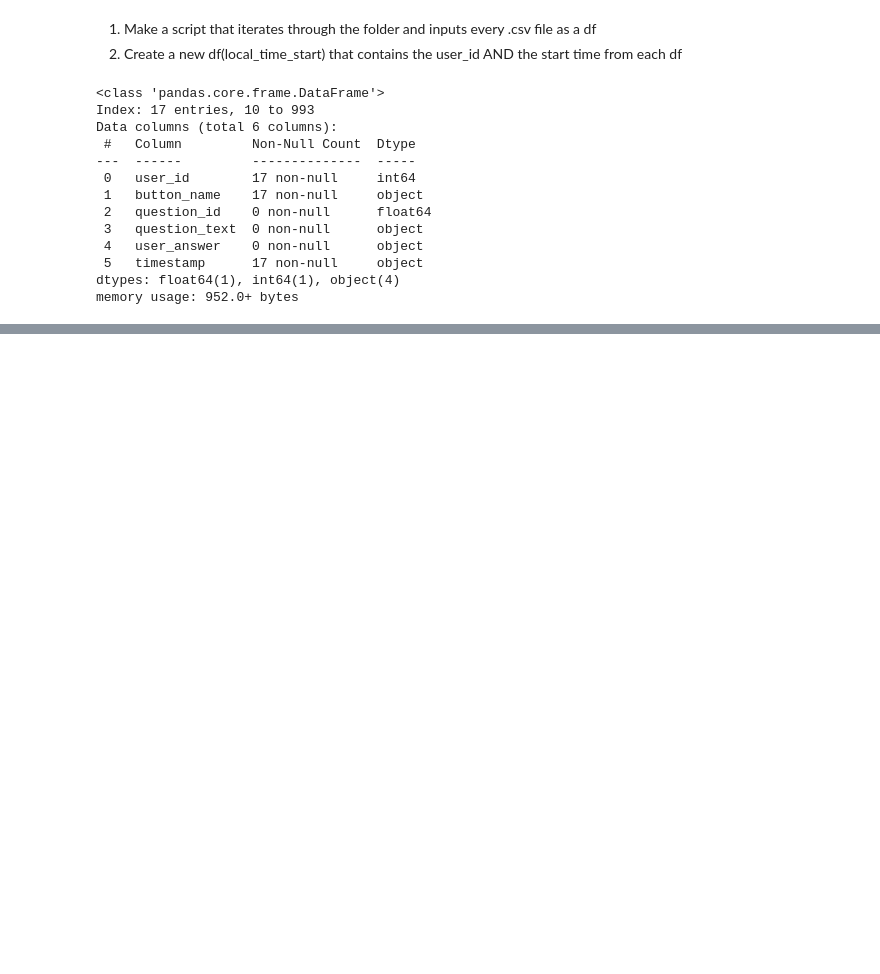
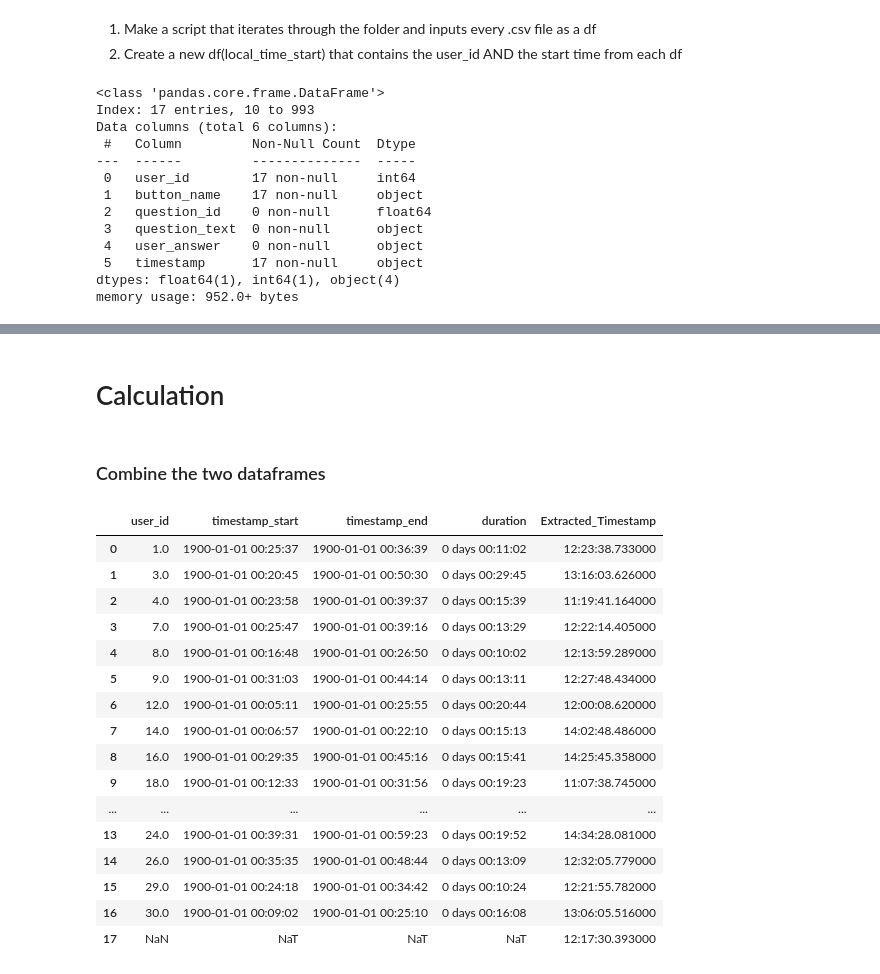
Before and after one commit to kellstsai/Gaze-Research-Python, a Jupyter notebook: User1AllGazeSQL.ipynb, the cells around one changed output, grey strips where cells are left out. Saved outputs shown, nothing was run; the diff lists cells and outputs as text; code cells hidden in the pictures; blank space fills up the shorter version.

```diff
--- a/User1AllGazeSQL.ipynb
+++ b/User1AllGazeSQL.ipynb
@@ -115,0 +171,24 @@ memory usage: 952.0+ bytes
+# %%
+database_df = pd.read_csv("machine1 master table results.csv")
+
+# Filter the rows where 'button_name' is 'Begin Main Study' to get the start timestamp
+start_df = database_df[database_df['button_name'].str.contains('Begin Main Study', na=False)]
+
+# Filter the rows where 'button_name' is 'Submit' to get the end timestamp
+# We assume the last "Submit" is the end of the study for each user
+end_df = database_df[database_df['button_name'].str.contains('Submit', na=False)].groupby('user_id').tail(1)
+
+# Merge start and end timestamps based on 'user_id'
+machine_master_df = pd.merge(start_df[['user_id', 'timestamp']],
+                     end_df[['user_id', 'timestamp']],
+                     on='user_id',
+                     suffixes=('_start', '_end'))
+
+# Show the dataframe
+print(machine_master_df)
+
+# Save the result to a CSV
+machine_master_df.to_csv('user_timestamps.csv', index=False)
+
+# Display the resulting DataFrame information
+machine_master_df.info()
@@ -115,0 +367,27 @@ memory usage: 952.0+ bytes
+# %% [markdown]
+# Calculation
+# %% [markdown]
+### Combine the two dataframes
+# %%
+# Concatenate the DataFrames
+merged_df = pd.concat([machine_master_df, timestamps_df['Extracted_Timestamp']], axis=1)
+
+merged_df
+# %% [output]
+|  | user_id | timestamp_start | timestamp_end | duration | Extracted_Timestamp |
+| 0 | 1.0 | 1900-01-01 00:25:37 | 1900-01-01 00:36:39 | 0 days 00:11:02 | 12:23:38.733000 |
+| 1 | 3.0 | 1900-01-01 00:20:45 | 1900-01-01 00:50:30 | 0 days 00:29:45 | 13:16:03.626000 |
+| 2 | 4.0 | 1900-01-01 00:23:58 | 1900-01-01 00:39:37 | 0 days 00:15:39 | 11:19:41.164000 |
+| 3 | 7.0 | 1900-01-01 00:25:47 | 1900-01-01 00:39:16 | 0 days 00:13:29 | 12:22:14.405000 |
+| 4 | 8.0 | 1900-01-01 00:16:48 | 1900-01-01 00:26:50 | 0 days 00:10:02 | 12:13:59.289000 |
+| 5 | 9.0 | 1900-01-01 00:31:03 | 1900-01-01 00:44:14 | 0 days 00:13:11 | 12:27:48.434000 |
+| 6 | 12.0 | 1900-01-01 00:05:11 | 1900-01-01 00:25:55 | 0 days 00:20:44 | 12:00:08.620000 |
+| 7 | 14.0 | 1900-01-01 00:06:57 | 1900-01-01 00:22:10 | 0 days 00:15:13 | 14:02:48.486000 |
+| 8 | 16.0 | 1900-01-01 00:29:35 | 1900-01-01 00:45:16 | 0 days 00:15:41 | 14:25:45.358000 |
+| 9 | 18.0 | 1900-01-01 00:12:33 | 1900-01-01 00:31:56 | 0 days 00:19:23 | 11:07:38.745000 |
+| ... | ... | ... | ... | ... | ... |
+| 13 | 24.0 | 1900-01-01 00:39:31 | 1900-01-01 00:59:23 | 0 days 00:19:52 | 14:34:28.081000 |
+| 14 | 26.0 | 1900-01-01 00:35:35 | 1900-01-01 00:48:44 | 0 days 00:13:09 | 12:32:05.779000 |
+| 15 | 29.0 | 1900-01-01 00:24:18 | 1900-01-01 00:34:42 | 0 days 00:10:24 | 12:21:55.782000 |
+| 16 | 30.0 | 1900-01-01 00:09:02 | 1900-01-01 00:25:10 | 0 days 00:16:08 | 13:06:05.516000 |
+| 17 | NaN | NaT | NaT | NaT | 12:17:30.393000 |
```
Also changed, not shown: parts of 22 cells of this notebook, 2 other files.
